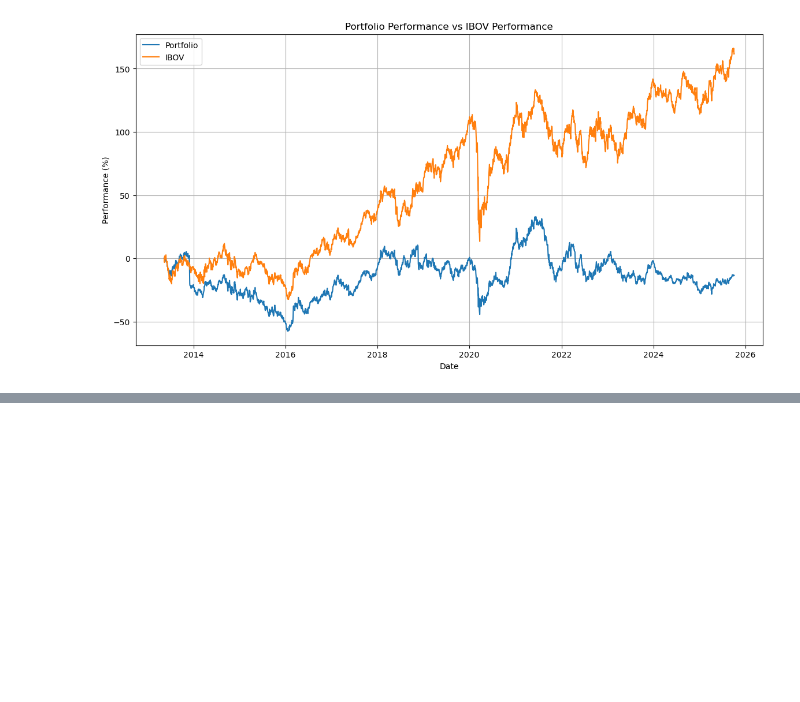
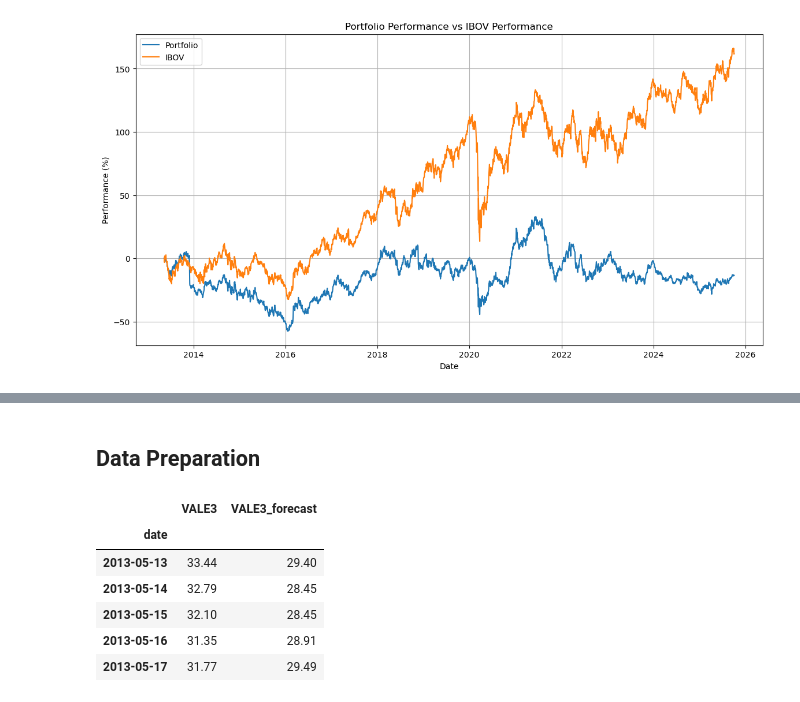
Before and after one commit to FerFilho23/Machine-Learning, a Jupyter notebook: datatalks/module-1/projects/investments-portfolio.ipynb, the cells around one changed output, grey strips where cells are left out. Saved outputs shown, nothing was run; the diff lists cells and outputs as text; code cells hidden in the pictures; blank space fills up the shorter version.

```diff
--- a/datatalks/module-1/projects/investments-portfolio.ipynb
+++ b/datatalks/module-1/projects/investments-portfolio.ipynb
@@ -301,0 +345,22 @@ plt.show()
+# %% [markdown]
+## Data Preparation
+# %%
+# Predict 'n' days out into the future
+forecast_days = 30
+forecast_stock = 'VALE3'
+
+portfolio_forecast = pd.DataFrame()
+portfolio_forecast[forecast_stock] = portfolio_closed_prices[forecast_stock].copy()
+
+# Loop through all stocks and create forecast columns
+portfolio_forecast[f'{forecast_stock}_forecast'] = portfolio_closed_prices[forecast_stock].shift(-forecast_days)
+
+portfolio_forecast.head()
+# %% [output]
+|  | VALE3 | VALE3_forecast |
+| date |  |  |
+| 2013-05-13 | 33.44 | 29.40 |
+| 2013-05-14 | 32.79 | 28.45 |
+| 2013-05-15 | 32.10 | 28.45 |
+| 2013-05-16 | 31.35 | 28.91 |
+| 2013-05-17 | 31.77 | 29.49 |
```
Also changed, not shown: parts of 16 cells of this notebook.
